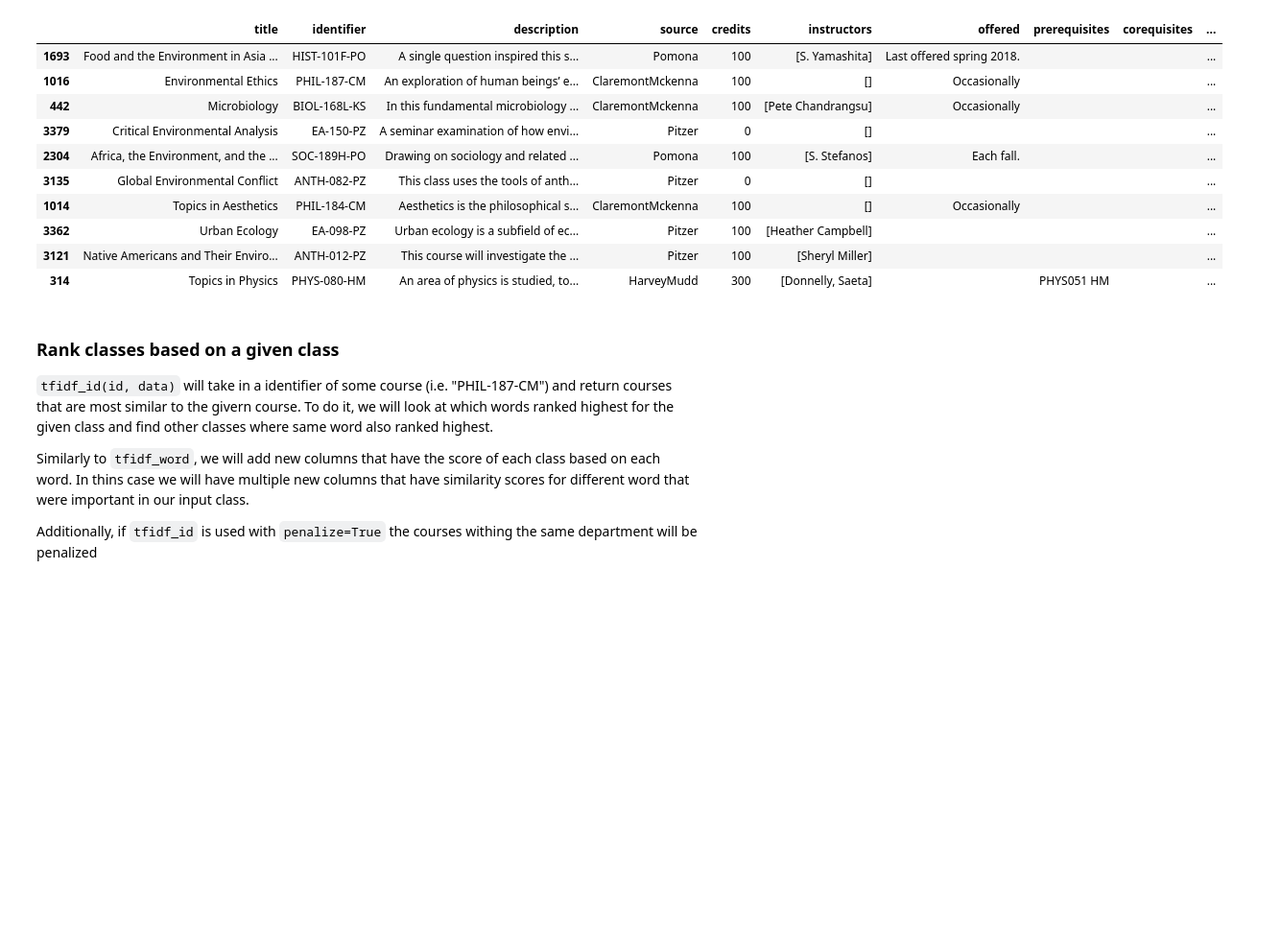
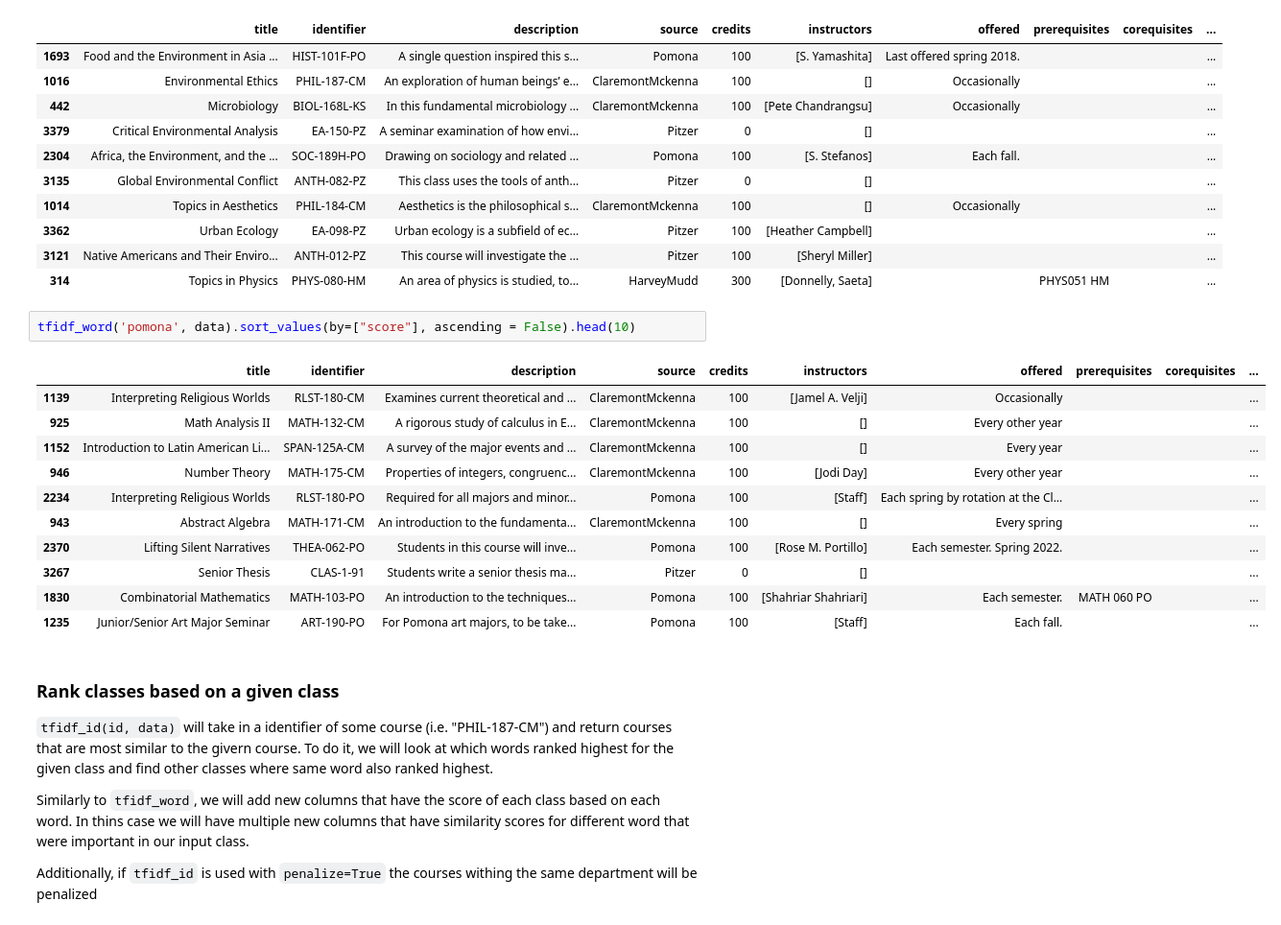
Before and after one commit to p-ai-org/p-recommender, a Jupyter notebook: data-science/alex.ipynb, the cells around one changed output. Shown: that part at 96% size. Drawn from its saved outputs; the diff is of its cells as text; blank space fills up the shorter version.

```diff
--- a/data-science/alex.ipynb
+++ b/data-science/alex.ipynb
@@ -205,6 +205,20 @@ tfidf_word('environment', data).sort_values(by=["score"], ascending = False).hea
 | 3362 | Urban Ecology | EA-098-PZ | Urban ecology is a subfield of ec... | Pitzer | 100 | [Heather Campbell] |  |  |  | ... |
 | 3121 | Native Americans and Their Enviro... | ANTH-012-PZ | This course will investigate the ... | Pitzer | 100 | [Sheryl Miller] |  |  |  | ... |
 | 314 | Topics in Physics | PHYS-080-HM | An area of physics is studied, to... | HarveyMudd | 300 | [Donnelly, Saeta] |  | PHYS051 HM |  | ... |
+# %%
+tfidf_word('pomona', data).sort_values(by=["score"], ascending = False).head(10)
+# %% [output]
+|  | title | identifier | description | source | credits | instructors | offered | prerequisites | corequisites | ... |
+| 1139 | Interpreting Religious Worlds | RLST-180-CM | Examines current theoretical and ... | ClaremontMckenna | 100 | [Jamel A. Velji] | Occasionally |  |  | ... |
+| 925 | Math Analysis II | MATH-132-CM | A rigorous study of calculus in E... | ClaremontMckenna | 100 | [] | Every other year |  |  | ... |
+| 1152 | Introduction to Latin American Li... | SPAN-125A-CM | A survey of the major events and ... | ClaremontMckenna | 100 | [] | Every year |  |  | ... |
+| 946 | Number Theory | MATH-175-CM | Properties of integers, congruenc... | ClaremontMckenna | 100 | [Jodi Day] | Every other year |  |  | ... |
+| 2234 | Interpreting Religious Worlds | RLST-180-PO | Required for all majors and minor... | Pomona | 100 | [Staff] | Each spring by rotation at the Cl... |  |  | ... |
+| 943 | Abstract Algebra | MATH-171-CM | An introduction to the fundamenta... | ClaremontMckenna | 100 | [] | Every spring |  |  | ... |
+| 2370 | Lifting Silent Narratives | THEA-062-PO | Students in this course will inve... | Pomona | 100 | [Rose M. Portillo] | Each semester. Spring 2022. |  |  | ... |
+| 3267 | Senior Thesis | CLAS-1-91 | Students write a senior thesis ma... | Pitzer | 0 | [] |  |  |  | ... |
+| 1830 | Combinatorial Mathematics | MATH-103-PO | An introduction to the techniques... | Pomona | 100 | [Shahriar Shahriari] | Each semester. | MATH 060 PO |  | ... |
+| 1235 | Junior/Senior Art Major Seminar | ART-190-PO | For Pomona art majors, to be take... | Pomona | 100 | [Staff] | Each fall. |  |  | ... |
 # %% [markdown]
 ### Rank classes based on a given class
 `tfidf_id(id, data)` will take in a identifier of some course (i.e. "PHIL-187-CM") and return courses that are most similar to the givern course. To do it, we will look at which words ranked highest for the given class and find other classes where same word also ranked highest.
```
Also changed, not shown: parts of 2 cells of this notebook.
